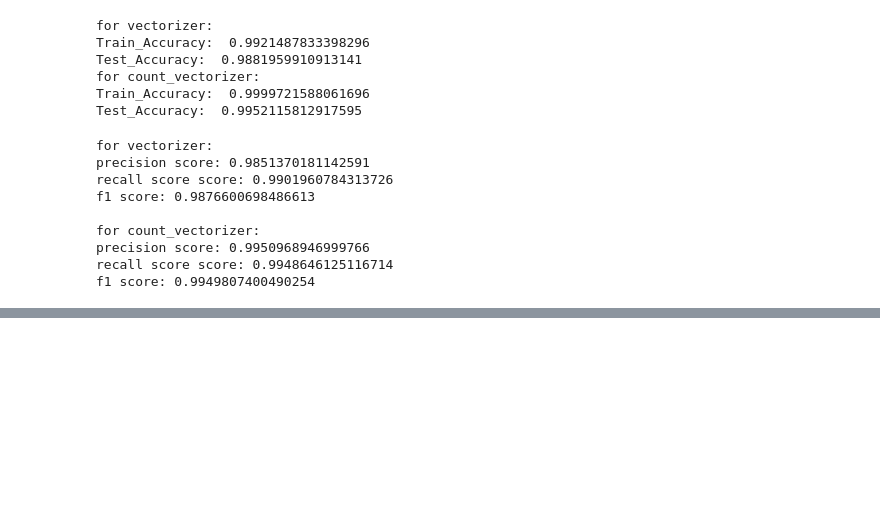
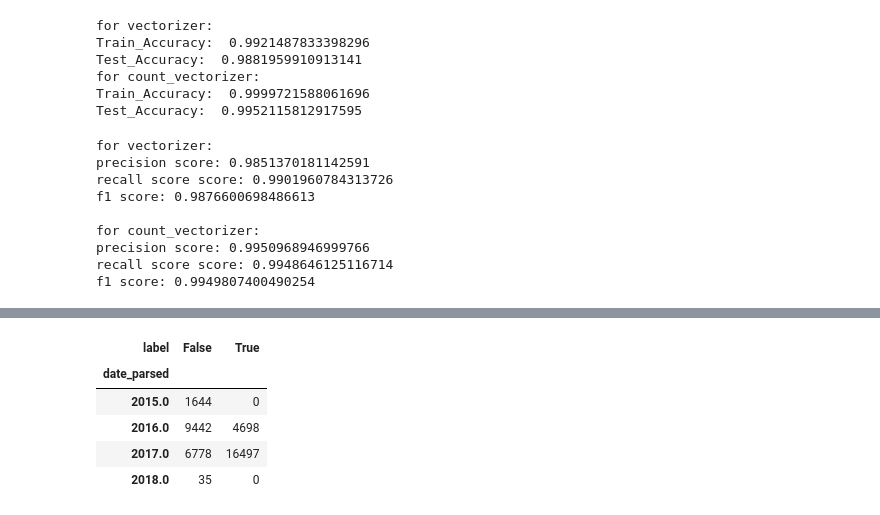
Before and after one commit to YashInLogN/NewsDetection, a Jupyter notebook: notebooks/data_exploration.ipynb, the cells around one changed output, grey strips where cells are left out. Saved outputs shown, nothing was run; the diff lists cells and outputs as text; code cells hidden in the pictures; blank space fills up the shorter version.

```diff
--- a/notebooks/data_exploration.ipynb
+++ b/notebooks/data_exploration.ipynb
@@ -193,0 +362,6 @@ f1 score: 0.9949807400490254
+# %%
+df["date_parsed"] = pd.to_datetime(
+    df["date"],
+    format="mixed",
+    errors="coerce"
+)
@@ -193,0 +381,9 @@ f1 score: 0.9949807400490254
+# %%
+pd.crosstab(df["date_parsed"].dt.year, df["label"])
+# %% [output]
+| label | False | True |
+| date_parsed |  |  |
+| 2015.0 | 1644 | 0 |
+| 2016.0 | 9442 | 4698 |
+| 2017.0 | 6778 | 16497 |
+| 2018.0 | 35 | 0 |
```
Also changed, not shown: parts of 26 cells of this notebook.
